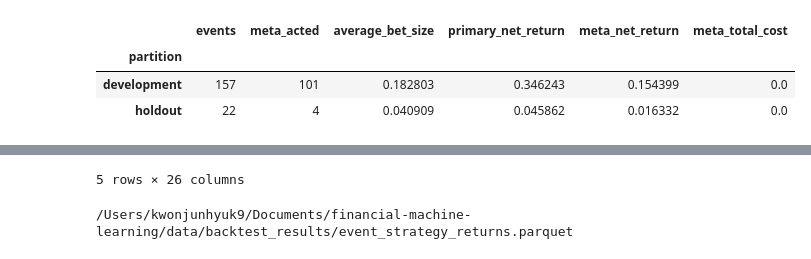
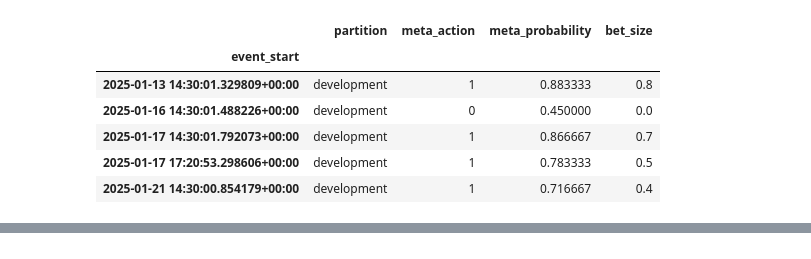
Before and after one commit to kwonjunhyuk9/financial-machine-learning, a Jupyter notebook: notebooks/model_backtesting/bet_sizing.ipynb, the cells around one changed output, grey strips where cells are left out. Drawn from its saved outputs; the diff is of its cells as text; code cells hidden in the pictures.

Commit message:
Expanded bet sizing analysis

```diff
--- a/notebooks/model_backtesting/bet_sizing.ipynb
+++ b/notebooks/model_backtesting/bet_sizing.ipynb
@@ -25,44 +9,62 @@
 # %%
 from pathlib import Path
 
+import numpy as np
 import pandas as pd
 from IPython.display import display
+from scipy.stats import norm
 
 PROJECT_ROOT = Path.cwd().resolve().parents[1]
 
 from src.model_backtesting.backtest_statistics import compute_strategy_returns
-from src.model_backtesting.bet_sizing import get_signal
+from src.model_backtesting.bet_sizing import (
+    average_active_signals,
+    average_active_signals_for_times,
+    bet_size,
+    discretize_signal,
+    get_signal,
+    get_target_position,
+    get_w,
+    inverse_price,
+    limit_price,
+)
 
+period = "2025-01-01_2025-12-31"
 artifact_dir = PROJECT_ROOT / "data/model_artifact"
+event_dir = PROJECT_ROOT / "data/research_data/events"
+feature_dir = PROJECT_ROOT / "data/research_data/market/features"
 result_dir = PROJECT_ROOT / "data/backtest_results"
 result_dir.mkdir(parents=True, exist_ok=True)
 
-predictions = pd.read_parquet(artifact_dir / "meta_predictions.parquet").sort_index()
-predictions["bet_size"] = get_signal(
-    events=predictions[["event_end"]].rename(columns={"event_end": "t1"}),
-    step_size=0.10,
+prediction_path = artifact_dir / "meta_predictions.parquet"
+event_path = event_dir / f"aapl_news_modeling_prepared_{period}.parquet"
+dollar_bar_path = feature_dir / f"aapl_dollar_bar_{period}.parquet"
+result_path = result_dir / "event_strategy_returns.parquet"
+
+predictions = pd.read_parquet(prediction_path).sort_index()
+event_windows = predictions[["event_end"]].rename(
+    columns={"event_end": "t1"}
+)
+num_classes = 2
+step_size = 0.10
+probability_bet_sizes = get_signal(
+    events=event_windows,
+    step_size=step_size,
     prob=predictions["meta_probability"],
     pred=predictions["meta_action"],
-    num_classes=2,
+    num_classes=num_classes,
 )
-strategy_returns = compute_strategy_returns(predictions, one_way_cost_bps=0.0)
 
-result_path = result_dir / "event_strategy_returns.parquet"
-strategy_returns.to_parquet(result_path)
-
-summary = strategy_returns.groupby("partition").agg(
-    events=("raw_return", "size"),
-    meta_acted=("meta_action", "sum"),
-    average_bet_size=("bet_size", "mean"),
-    primary_net_return=("primary_only_net_return", "sum"),
-    meta_net_return=("meta_filtered_net_return", "sum"),
-    meta_total_cost=("meta_filtered_total_cost", "sum"),
+display(
+    predictions[["partition", "meta_action", "meta_probability"]]
+    .join(probability_bet_sizes.rename("bet_size"))
+    .head()
 )
-display(summary)
-display(strategy_returns.head())
-print(result_path)
 # %% [output]
-|  | events | meta_acted | average_bet_size | primary_net_return | meta_net_return | meta_total_cost |
-| partition |  |  |  |  |  |  |
-| development | 157 | 101 | 0.182803 | 0.346243 | 0.154399 | 0.0 |
-| holdout | 22 | 4 | 0.040909 | 0.045862 | 0.016332 | 0.0 |
+|  | partition | meta_action | meta_probability | bet_size |
+| event_start |  |  |  |  |
+| 2025-01-13 14:30:01.329809+00:00 | development | 1 | 0.883333 | 0.8 |
+| 2025-01-16 14:30:01.488226+00:00 | development | 0 | 0.450000 | 0.0 |
+| 2025-01-17 14:30:01.792073+00:00 | development | 1 | 0.866667 | 0.7 |
+| 2025-01-17 17:20:53.298606+00:00 | development | 1 | 0.783333 | 0.5 |
+| 2025-01-21 14:30:00.854179+00:00 | development | 1 | 0.716667 | 0.4 |
@@ -76,2 +70,0 @@ print(result_path)
-5 rows × 26 columns
-/Users/kwonjunhyuk9/Documents/financial-machine-learning/data/backtest_results/event_strategy_returns.parquet
```
Also changed, not shown: parts of 12 cells of this notebook, 15 other files.
